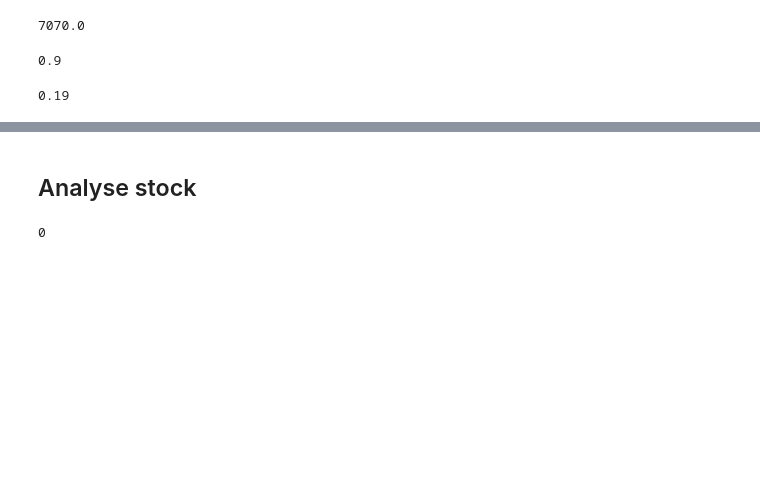
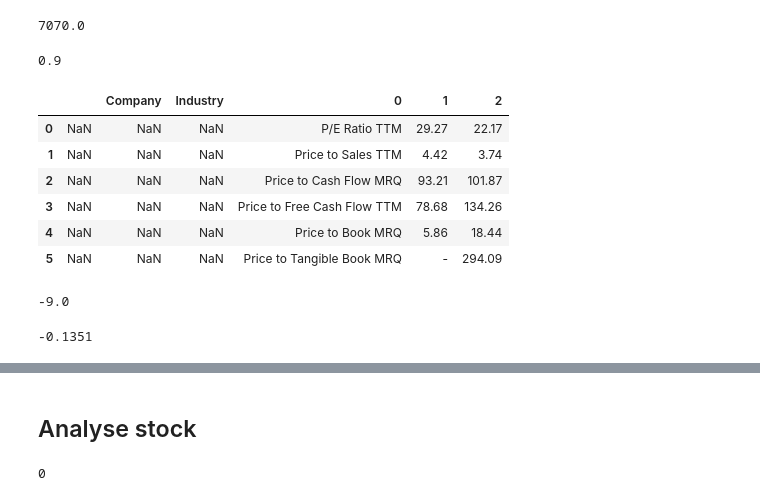
Before and after one commit to nimotsu/stock, a Jupyter notebook: Scrape_from_investing.ipynb, the cells around one changed output, grey strips where cells are left out. Cells and saved outputs as stored; diff of their text form; code cells hidden in the pictures; blank space fills up the shorter version.

```diff
--- a/Scrape_from_investing.ipynb
+++ b/Scrape_from_investing.ipynb
@@ -187,11 +146,26 @@ Price to Tangible Book MRQ
+# %%
+df =  pd.DataFrame(columns=['', 'Company', 'Industry'])
+df.append(maxis.ratios.head(6), ignore)
+# %% [output]
+|  |  | Company | Industry | 0 | 1 | 2 |
+| 0 | NaN | NaN | NaN | P/E Ratio TTM | 29.27 | 22.17 |
+| 1 | NaN | NaN | NaN | Price to Sales TTM | 4.42 | 3.74 |
+| 2 | NaN | NaN | NaN | Price to Cash Flow MRQ | 93.21 | 101.87 |
+| 3 | NaN | NaN | NaN | Price to Free Cash Flow TTM | 78.68 | 134.26 |
+| 4 | NaN | NaN | NaN | Price to Book MRQ | 5.86 | 18.44 |
+| 5 | NaN | NaN | NaN | Price to Tangible Book MRQ | - | 294.09 |
 # %%
 PE
 price to book
 dividend
 price cash
 price sales
+# %%
+float('-9')
+# %% [output]
+-9.0
 # %%
-search("Basic EPS ANN", maxis.ratios)
+search("EPS\(MRQ\) vs Qtr. 1 Yr. Ago MRQ", maxis.ratios)
 # %% [output]
-0.19
+-0.1351
 # %%
```
Also changed, not shown: parts of 22 cells of this notebook, 3 other files.
